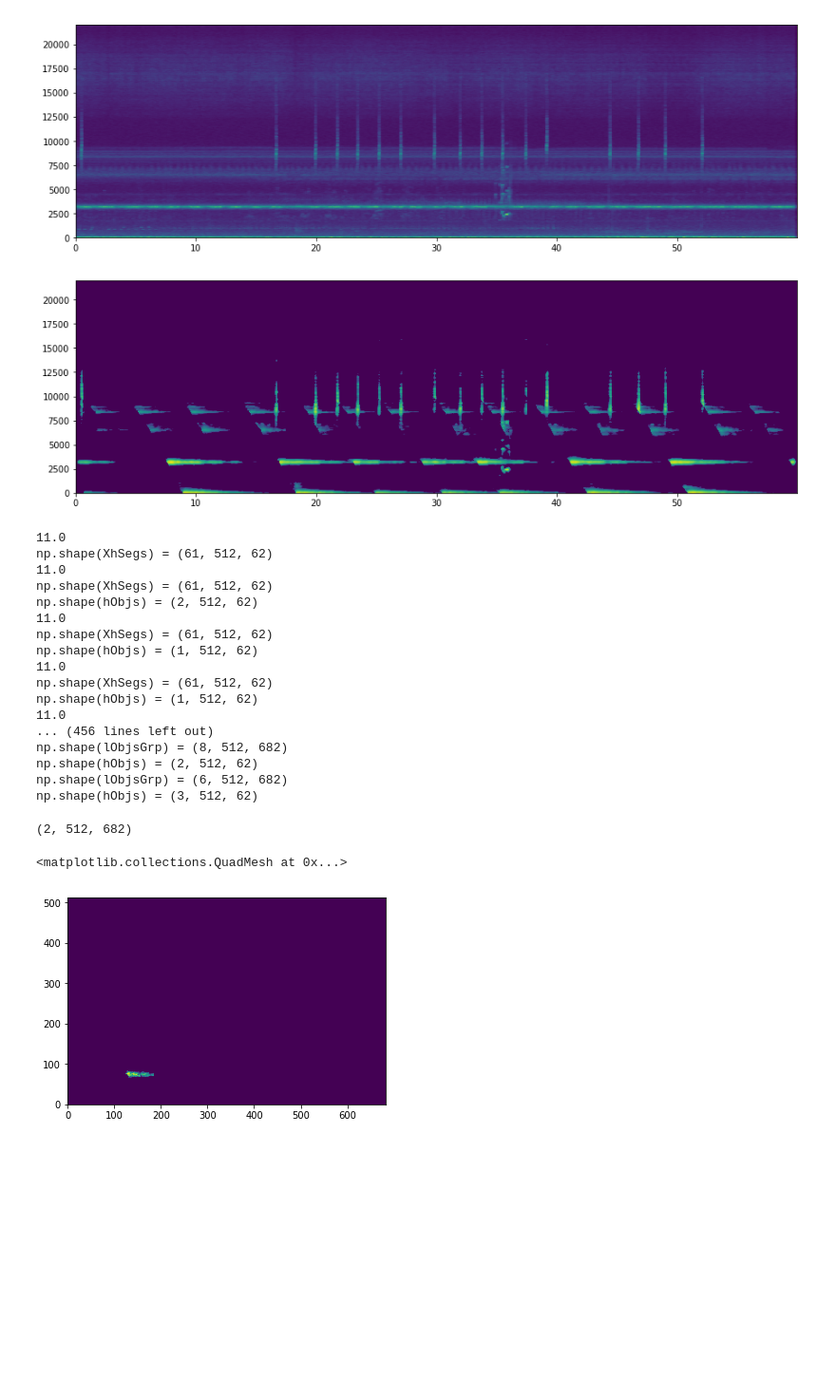
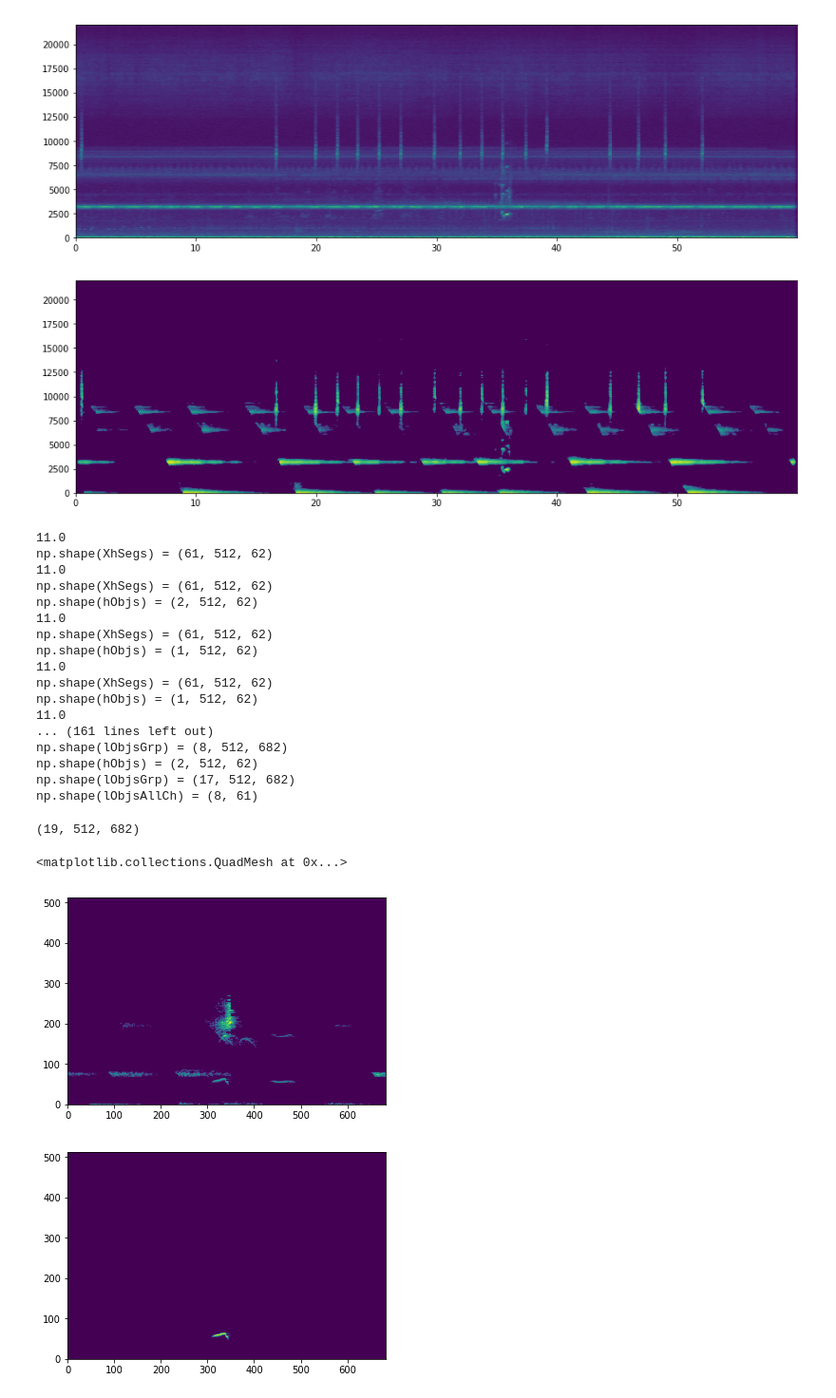
Before and after one commit to longle2718/audio_loc, a Jupyter notebook: python/main.ipynb, the cells around one changed output. Shown: that part at 95% size. Drawn from its saved outputs; the diff is of its cells as text; code cells hidden in the pictures; blank space fills up the shorter version.

```diff
--- a/python/main.ipynb
+++ b/python/main.ipynb
@@ -97,7 +97,7 @@ def xLevelProc(k,hRidges,hSpecs,tSegBlk,tSegInc):
     XhSegs,tSegBlk,tSegInc = audio_loc.segment(Xh,tSegBlk,tSegInc,thInc)
     print('np.shape(XhSegs) = %s' % (np.shape(XhSegs),))
     lObjsAll = [None]*len(XhSegs)
-    for l in range(len(XhSegs)):
+    for l in range(30,40):#len(XhSegs)):
         # extract high-level objects
         hObjs = audio_loc.labelObjects(XhSegs[l])
         hObjs = audio_loc.pruneObj(hObjs)
@@ -162,19 +162,26 @@ np.shape(hObjs) = (1, 512, 62)
 np.shape(XhSegs) = (61, 512, 62)
 np.shape(hObjs) = (1, 512, 62)
 11.0
-... (456 lines left out)
+... (161 lines left out)
 np.shape(lObjsGrp) = (8, 512, 682)
 np.shape(hObjs) = (2, 512, 62)
-np.shape(lObjsGrp) = (6, 512, 682)
-np.shape(hObjs) = (3, 512, 62)
+np.shape(lObjsGrp) = (17, 512, 682)
+np.shape(lObjsAllCh) = (8, 61)
-# %%
-print(np.shape(lObjsAllCh[7][60]))
-plt.figure()
-plt.pcolormesh(lObjsAllCh[7][60][0])
-# %% [output]
-(2, 512, 682)
-<matplotlib.collections.QuadMesh at 0x...>
-[figure, removed]
+# %%
+chIdx = 7
+segIdx = 35
+print(np.shape(lObjsAllCh[chIdx][segIdx]))
+tmp = np.mean(lObjsAllCh[chIdx][segIdx],axis=0)
+
+plt.figure()
+plt.pcolormesh(tmp)
+plt.figure()
+plt.pcolormesh(lObjsAllCh[chIdx][segIdx][5])
+# %% [output]
+(19, 512, 682)
+<matplotlib.collections.QuadMesh at 0x...>
+[figure, added]
+[figure, added]
 # %%
 with open('./lObjsAllCh.pkl','wb') as fid:
     pickle.dump(lObjsAllCh,fid)
```
